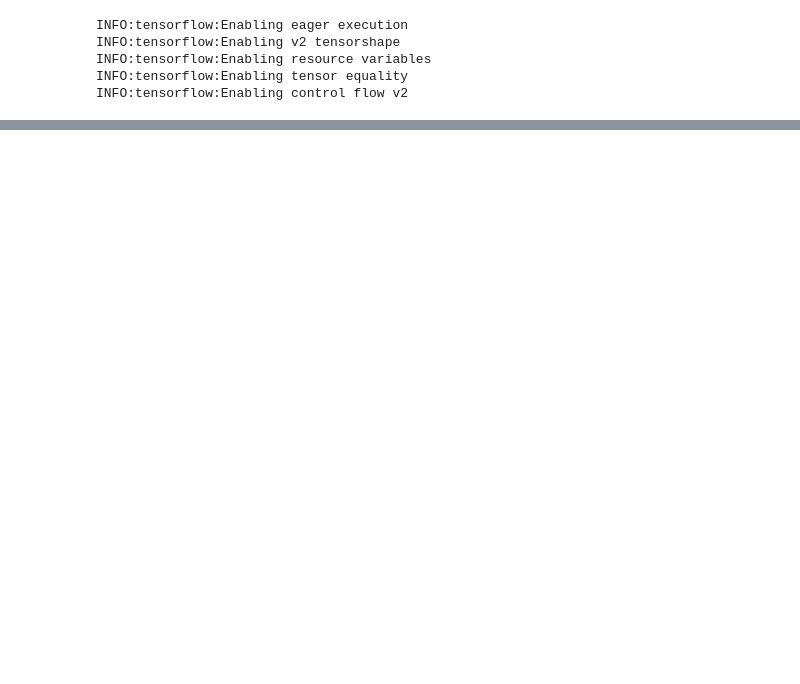
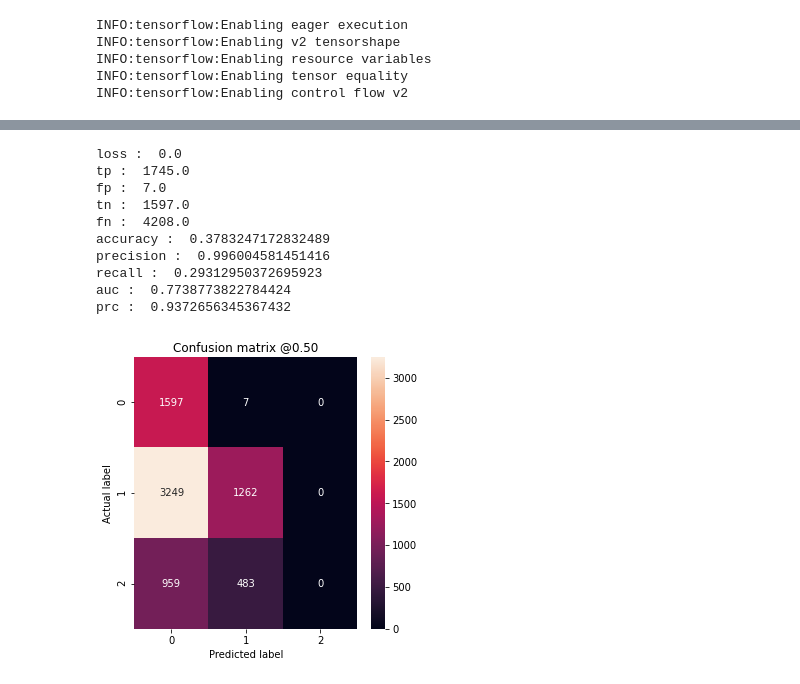
Before and after one commit to digitacs/4dv652-ml, a Jupyter notebook: notebooks/assignment11/1.1 kinect_start_mid_end.ipynb, the cells around one changed output, grey strips where cells are left out. Drawn from its saved outputs; the diff is of its cells as text; code cells hidden in the pictures; blank space fills up the shorter version.

```diff
--- a/notebooks/assignment11/1.1 kinect_start_mid_end.ipynb
+++ b/notebooks/assignment11/1.1 kinect_start_mid_end.ipynb
@@ -189,0 +350,4 @@ Loss: 1.4422
+# %%
+os_model = make_model()
+os_model.load_weights(initial_weights)
+os_model.summary()
@@ -189,0 +369,8 @@ Loss: 1.4422
+# %%
+history = os_model.fit(
+    train_features_sm,
+    train_labels_sm,
+    batch_size=BATCH_SIZE,
+    epochs=EPOCHS,
+    callbacks=[early_stopping],
+    validation_data=(val_features, val_labels))
@@ -189,0 +395,24 @@ Loss: 1.4422
+# %%
+train_predictions_os = os_model.predict(train_features_sm, batch_size=BATCH_SIZE)
+test_predictions_os = os_model.predict(test_features, batch_size=BATCH_SIZE)
+# %%
+results = os_model.evaluate(test_features, test_labels, batch_size=BATCH_SIZE, verbose=0)
+for name, value in zip(os_model.metrics_names, results):
+  print(name, ': ', value)
+print()
+
+plot_cm(test_labels, test_predictions_os)
+
+#plot_cm(train_labels, train_predictions_baseline)
+# %% [output]
+loss :  0.0
+tp :  1745.0
+fp :  7.0
+tn :  1597.0
+fn :  4208.0
+accuracy :  0.3783247172832489
+precision :  0.996004581451416
+recall :  0.29312950372695923
+auc :  0.7738773822784424
+prc :  0.9372656345367432
+[figure, added]
```
Also changed, not shown: parts of 26 cells of this notebook, 1 other file.
